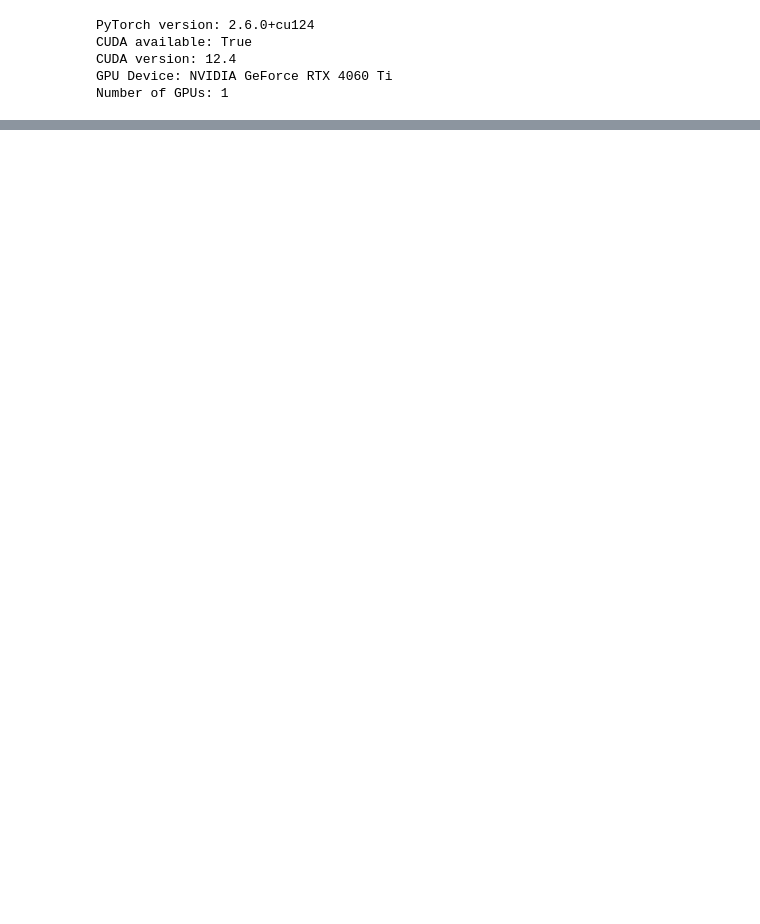
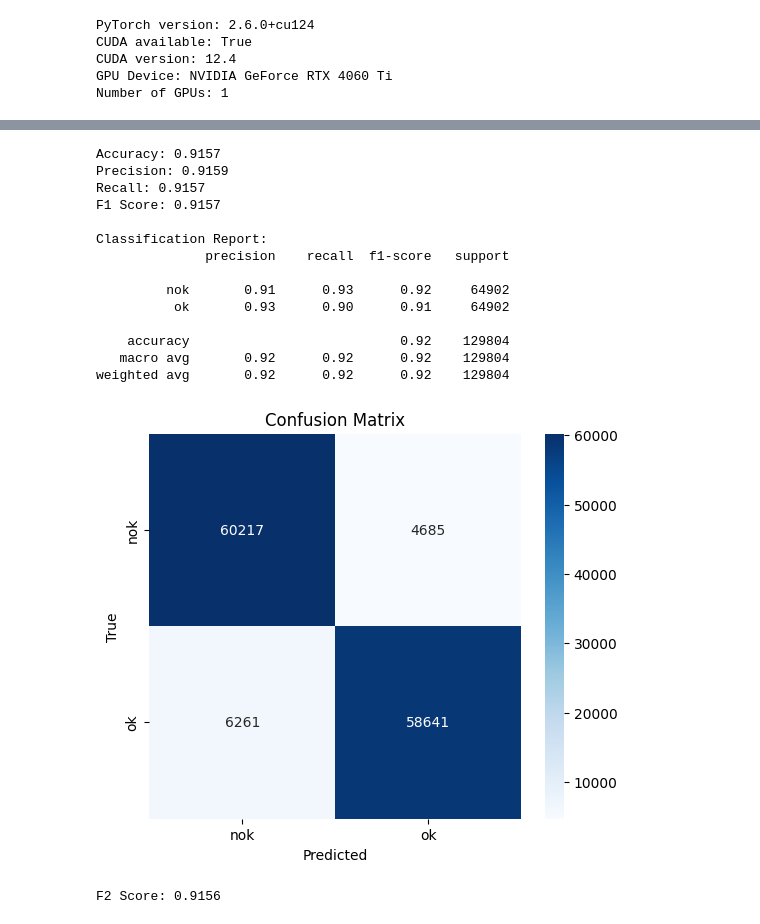
Before and after one commit to FurquanMobeen/gass_GASSY, a Jupyter notebook: ConvNext/training.ipynb, the cells around one changed output, grey strips where cells are left out. Drawn from its saved outputs; the diff is of its cells as text; code cells hidden in the pictures; blank space fills up the shorter version.

```diff
--- a/ConvNext/training.ipynb
+++ b/ConvNext/training.ipynb
@@ -204,0 +211,54 @@ KeyboardInterrupt:
+# %%
+# Calculate and display model metrics
+from sklearn.metrics import accuracy_score, precision_score, recall_score, f1_score, confusion_matrix, classification_report
+import matplotlib.pyplot as plt
+import seaborn as sns
+
+# Assuming all_labels and all_preds are available from your training/testing loop
+accuracy = accuracy_score(all_labels, all_preds)
+precision = precision_score(all_labels, all_preds, average='macro', zero_division=0)
+recall = recall_score(all_labels, all_preds, average='macro', zero_division=0)
+f1 = f1_score(all_labels, all_preds, average='macro', zero_division=0)
+
+print(f"Accuracy: {accuracy:.4f}")
+print(f"Precision: {precision:.4f}")
+print(f"Recall: {recall:.4f}")
+print(f"F1 Score: {f1:.4f}")
+
+# Classification report
+print("\nClassification Report:")
+print(classification_report(all_labels, all_preds, target_names=train_dataset.classes, zero_division=0))
+
+# Confusion Matrix
+cm = confusion_matrix(all_labels, all_preds)
+plt.figure(figsize=(6, 5))
+sns.heatmap(cm, annot=True, fmt='d', cmap='Blues', xticklabels=train_dataset.classes, yticklabels=train_dataset.classes)
+plt.title('Confusion Matrix')
+plt.xlabel('Predicted')
+plt.ylabel('True')
+plt.show()
+# %% [output]
+Accuracy: 0.9157
+Precision: 0.9159
+Recall: 0.9157
+F1 Score: 0.9157
+
+Classification Report:
+              precision    recall  f1-score   support
+
+         nok       0.91      0.93      0.92     64902
+          ok       0.93      0.90      0.91     64902
+
+    accuracy                           0.92    129804
+   macro avg       0.92      0.92      0.92    129804
+weighted avg       0.92      0.92      0.92    129804
+[figure, added]
+# %%
+# Calculate F2 score in addition to other metrics
+from sklearn.metrics import fbeta_score
+
+# F2 score (beta=2 emphasizes recall more than precision)
+f2 = fbeta_score(all_labels, all_preds, beta=2, average='macro', zero_division=0)
+print(f"F2 Score: {f2:.4f}")
+# %% [output]
+F2 Score: 0.9156
```
Also changed, not shown: parts of 3 cells of this notebook, 3 other files.
